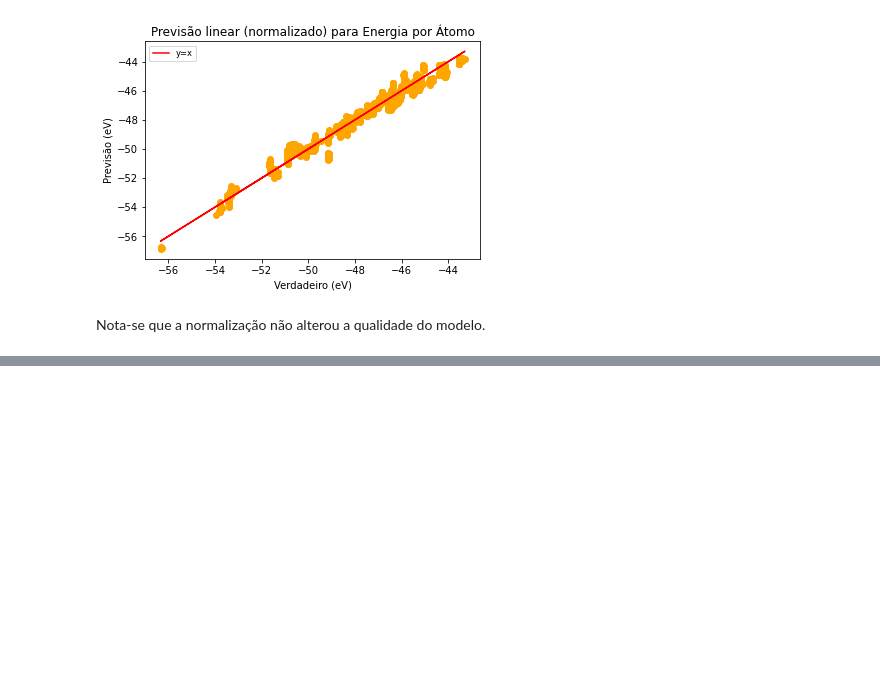
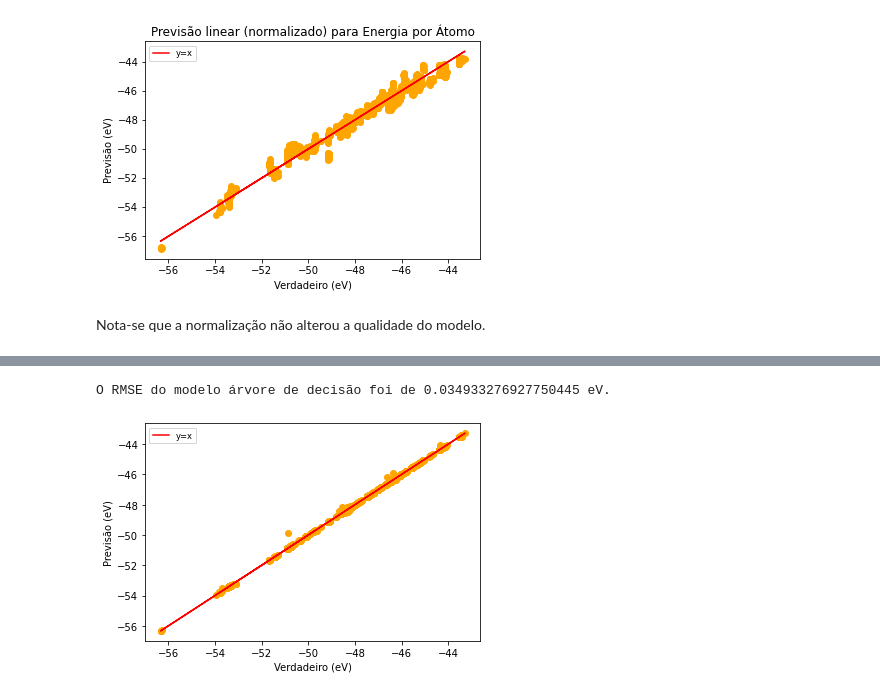
Before and after one commit to Karl-Marcos/ML-2022-DIMP, a Jupyter notebook: bloco_2.ipynb, the cells around one changed output, grey strips where cells are left out. Drawn from its saved outputs; the diff is of its cells as text; code cells hidden in the pictures; blank space fills up the shorter version.

```diff
--- a/bloco_2.ipynb
+++ b/bloco_2.ipynb
@@ -449,0 +388,5 @@ for n_folhas, n_profundidade, n_arvores in product(
+# %%
+arvore(x_treino_en, y_treino_en, x_teste_en, y_teste_en,'Energia por átomo' ,n_folhas_en, n_profundidade_en)
+# %% [output]
+O RMSE do modelo árvore de decisão foi de 0.034933276927750445 eV.
+[figure, added]
```
Also changed, not shown: parts of 19 cells of this notebook.
